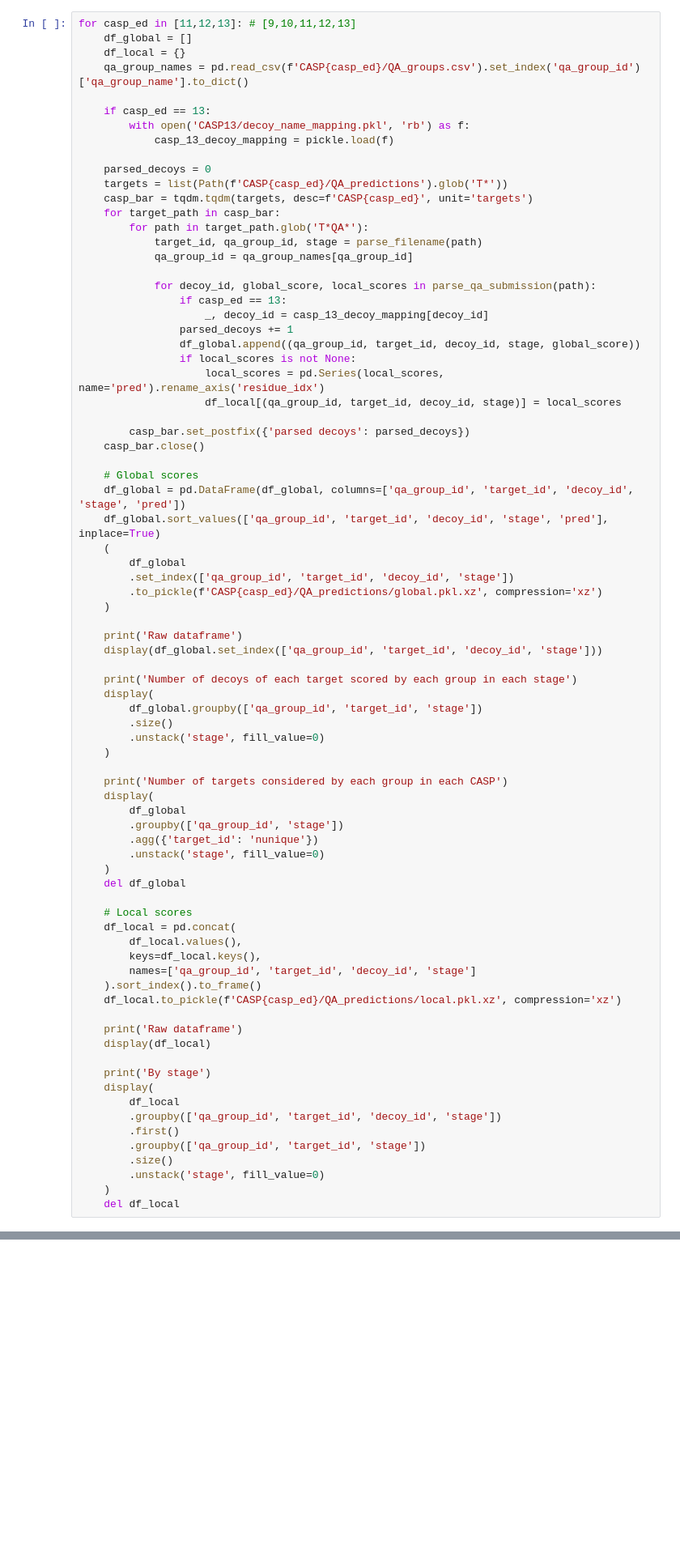
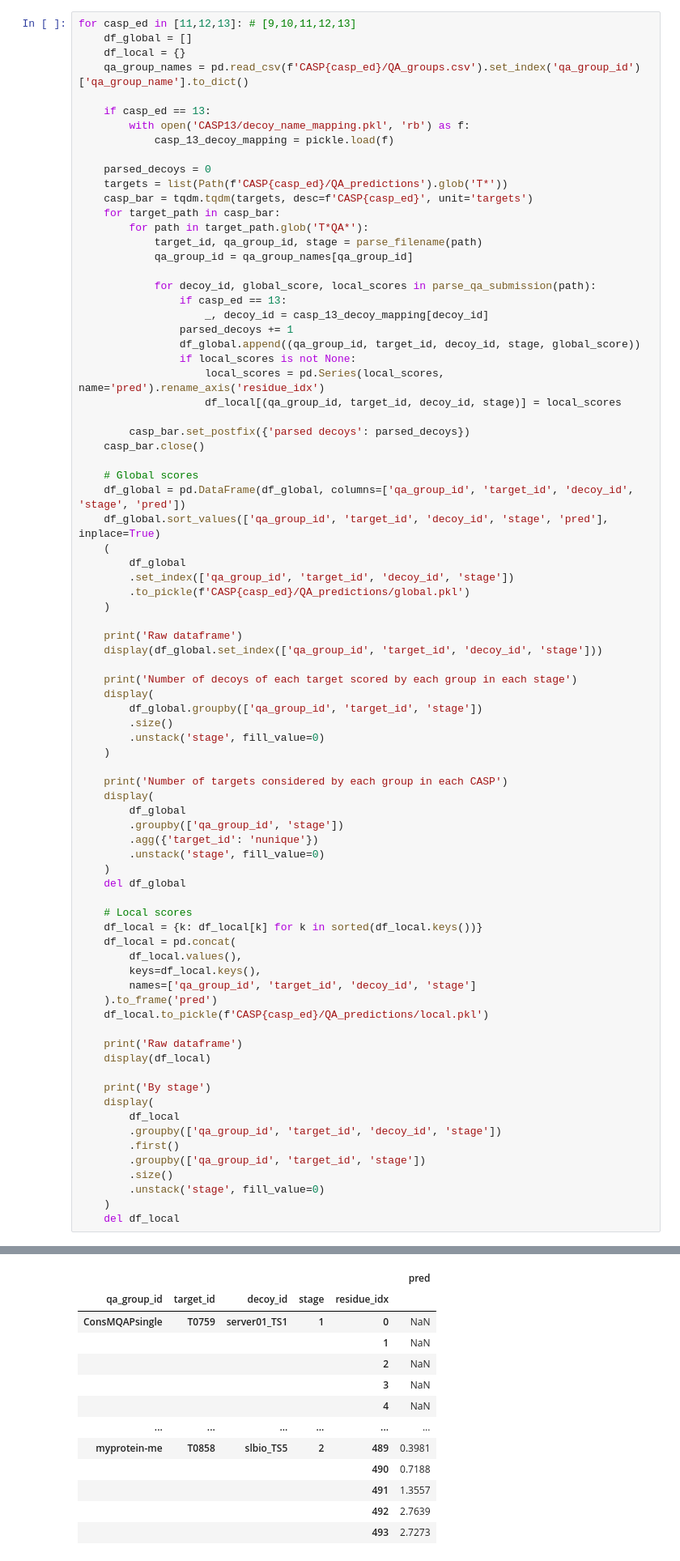
Before and after one commit to baldassarreFe/graphqa, a Jupyter notebook: notebooks/01-DownloadCaspData.ipynb, the cells around one changed output, grey strips where cells are left out. Shown: that part at 81% size. Saved outputs shown, nothing was run; the diff lists cells and outputs as text; blank space fills up the shorter version.

```diff
--- a/notebooks/01-DownloadCaspData.ipynb
+++ b/notebooks/01-DownloadCaspData.ipynb
@@ -1524,7 +1525,7 @@ for casp_ed in [11,12,13]: # [9,10,11,12,13]
     (
         df_global
         .set_index(['qa_group_id', 'target_id', 'decoy_id', 'stage'])
-        .to_pickle(f'CASP{casp_ed}/QA_predictions/global.pkl.xz', compression='xz')
+        .to_pickle(f'CASP{casp_ed}/QA_predictions/global.pkl')
     )
 
     print('Raw dataframe')
@@ -1547,12 +1548,13 @@ for casp_ed in [11,12,13]: # [9,10,11,12,13]
     del df_global
 
     # Local scores
+    df_local = {k: df_local[k] for k in sorted(df_local.keys())}
     df_local = pd.concat(
         df_local.values(),
         keys=df_local.keys(),
         names=['qa_group_id', 'target_id', 'decoy_id', 'stage']
-    ).sort_index().to_frame()
-    df_local.to_pickle(f'CASP{casp_ed}/QA_predictions/local.pkl.xz', compression='xz')
+    ).to_frame('pred')
+    df_local.to_pickle(f'CASP{casp_ed}/QA_predictions/local.pkl')
 
     print('Raw dataframe')
     display(df_local)
@@ -1620,0 +1624,13 @@ Number of targets considered by each group in each CASP
+|  |  |  |  |  | pred |
+| qa_group_id | target_id | decoy_id | stage | residue_idx |  |
+| ConsMQAPsingle | T0759 | server01_TS1 | 1 | 0 | NaN |
+|  |  |  |  | 1 | NaN |
+|  |  |  |  | 2 | NaN |
+|  |  |  |  | 3 | NaN |
+|  |  |  |  | 4 | NaN |
+| ... | ... | ... | ... | ... | ... |
+| myprotein-me | T0858 | slbio_TS5 | 2 | 489 | 0.3981 |
+|  |  |  |  | 490 | 0.7188 |
+|  |  |  |  | 491 | 1.3557 |
+|  |  |  |  | 492 | 2.7639 |
+|  |  |  |  | 493 | 2.7273 |
```
Also changed, not shown: parts of 13 cells of this notebook, 3 other files.
